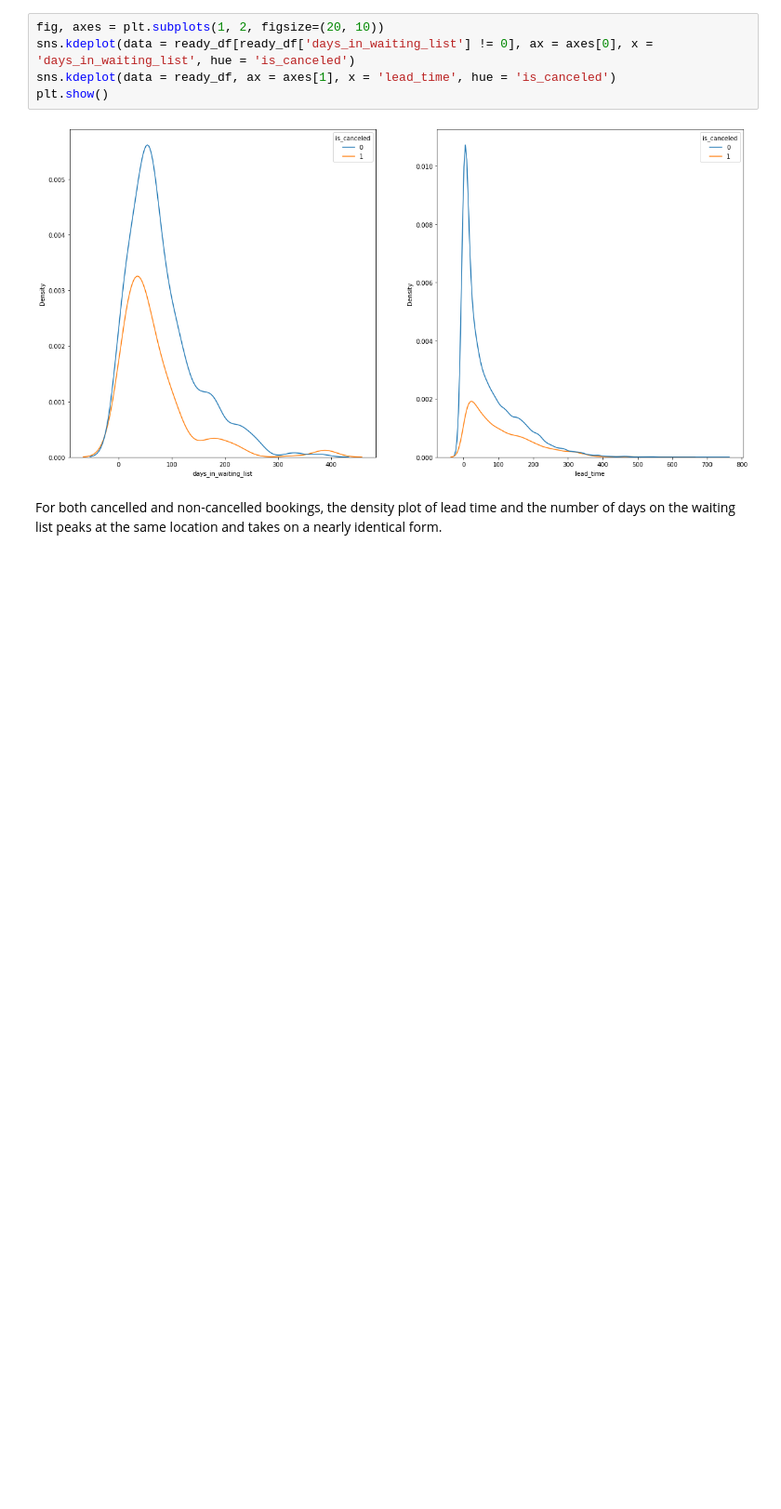
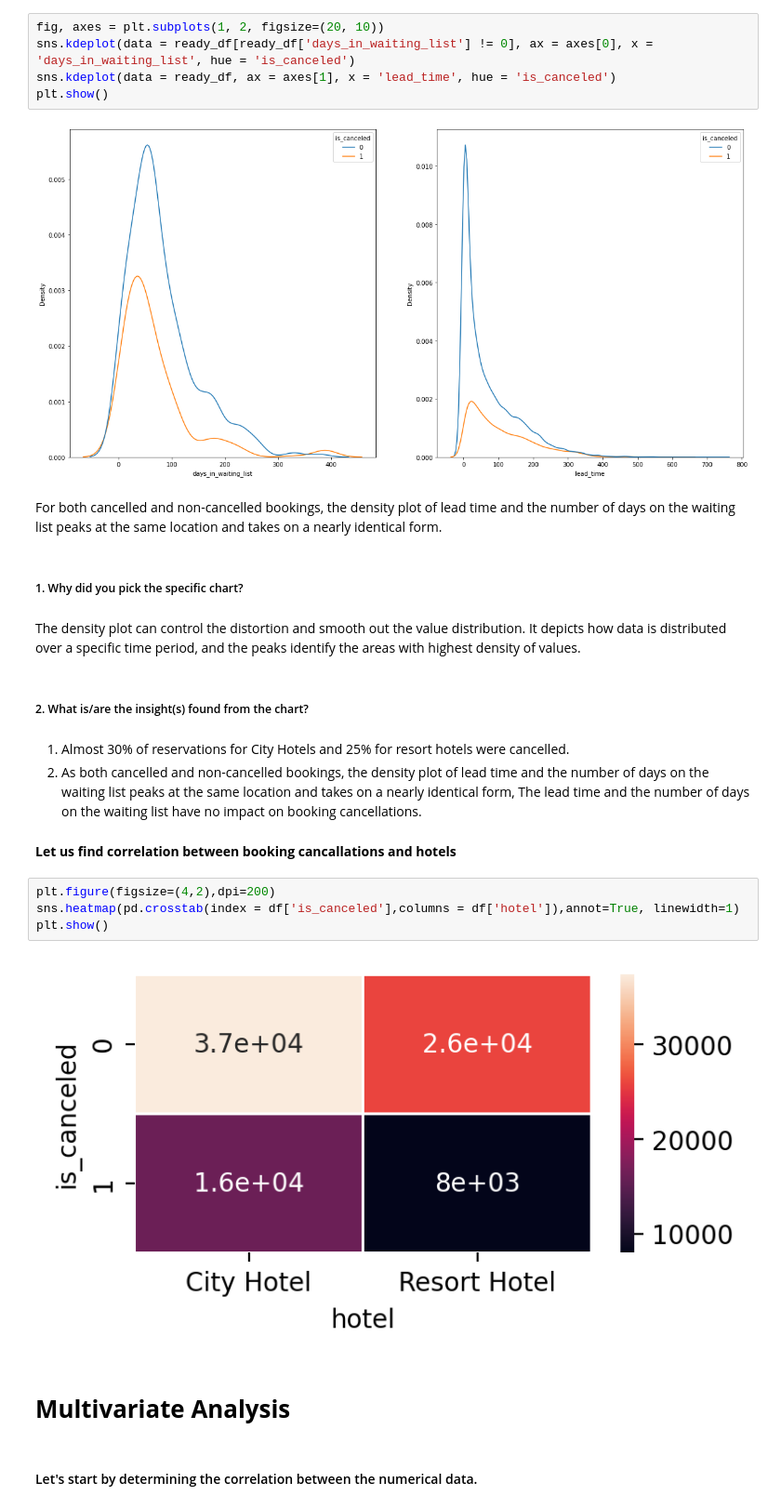
Before and after one commit to waghpallavi/hotel_booking_analysis, a Jupyter notebook: Hotel_Booking_analysis.ipynb, the cells around one changed output. Shown at 93% size. Saved outputs shown, nothing was run; the diff lists cells and outputs as text; blank space fills up the shorter version.

Commit message:
multivariate analysis

```diff
--- a/Hotel_Booking_analysis.ipynb
+++ b/Hotel_Booking_analysis.ipynb
@@ -744,3 +678,24 @@ plt.show()
 [figure]
 # %% [markdown]
 For both cancelled and non-cancelled bookings, the density plot of lead time and the number of days on the waiting list peaks at the same location and takes on a nearly identical form.
+# %% [markdown]
+##### 1. Why did you pick the specific chart?
+# %% [markdown]
+The density plot can control the distortion and smooth out the value distribution. It depicts how data is distributed over a specific time period, and the peaks identify the areas with highest density of values.
+# %% [markdown]
+##### 2. What is/are the insight(s) found from the chart?
+# %% [markdown]
+1. Almost 30% of reservations for City Hotels and 25% for resort hotels were cancelled.
+2. As both cancelled and non-cancelled bookings, the density plot of lead time and the number of days on the waiting list peaks at the same location and takes on a nearly identical form, The lead time and the number of days on the waiting list have no impact on booking cancellations.
+# %% [markdown]
+**Let us find correlation between booking cancallations and hotels**
+# %%
+plt.figure(figsize=(4,2),dpi=200)
+sns.heatmap(pd.crosstab(index = df['is_canceled'],columns = df['hotel']),annot=True, linewidth=1)
+plt.show()
+# %% [output]
+[figure, added]
+# %% [markdown]
+# **Multivariate** **Analysis**
+# %% [markdown]
+#### Let's start by determining the correlation between the numerical data.
```
Also changed, not shown: parts of 33 cells of this notebook.
